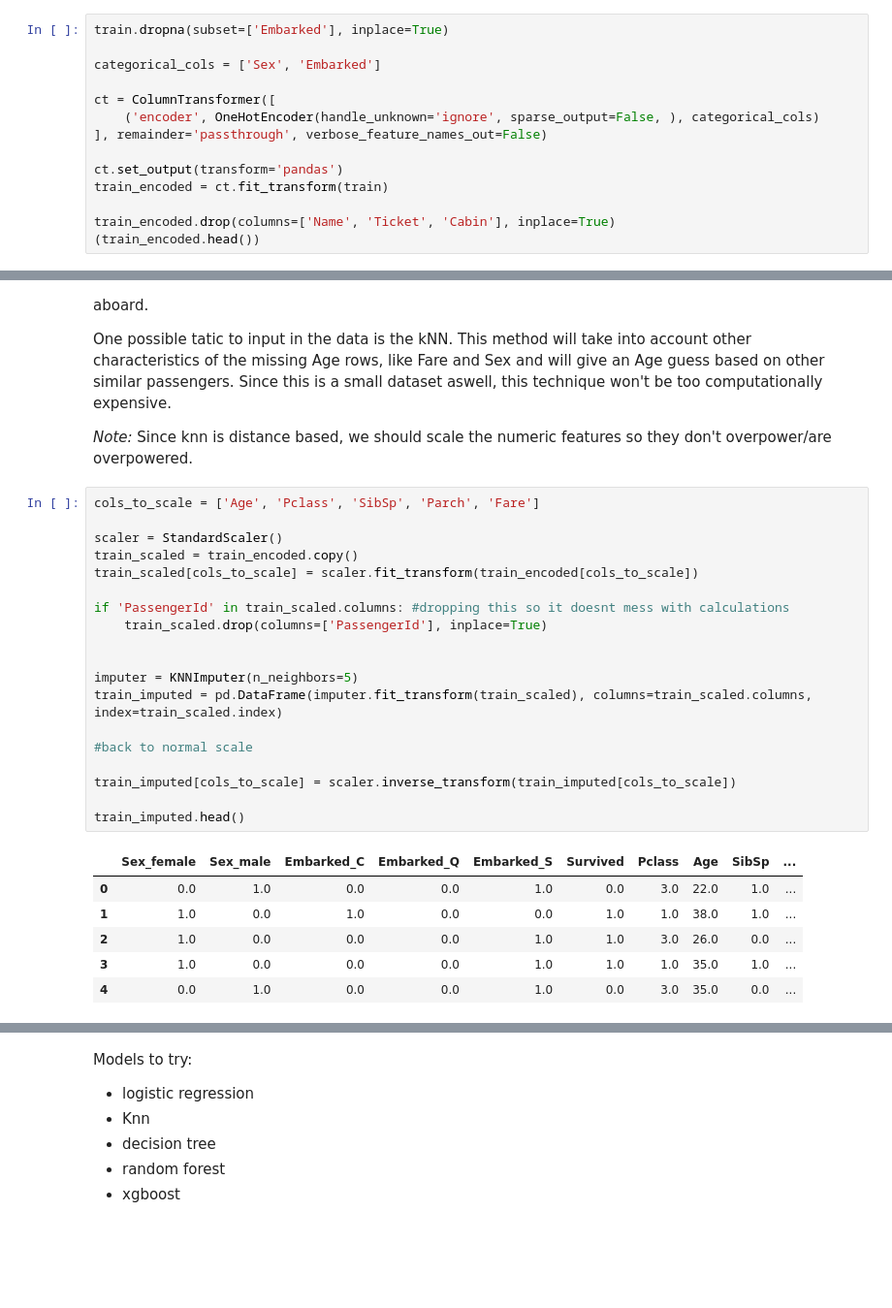
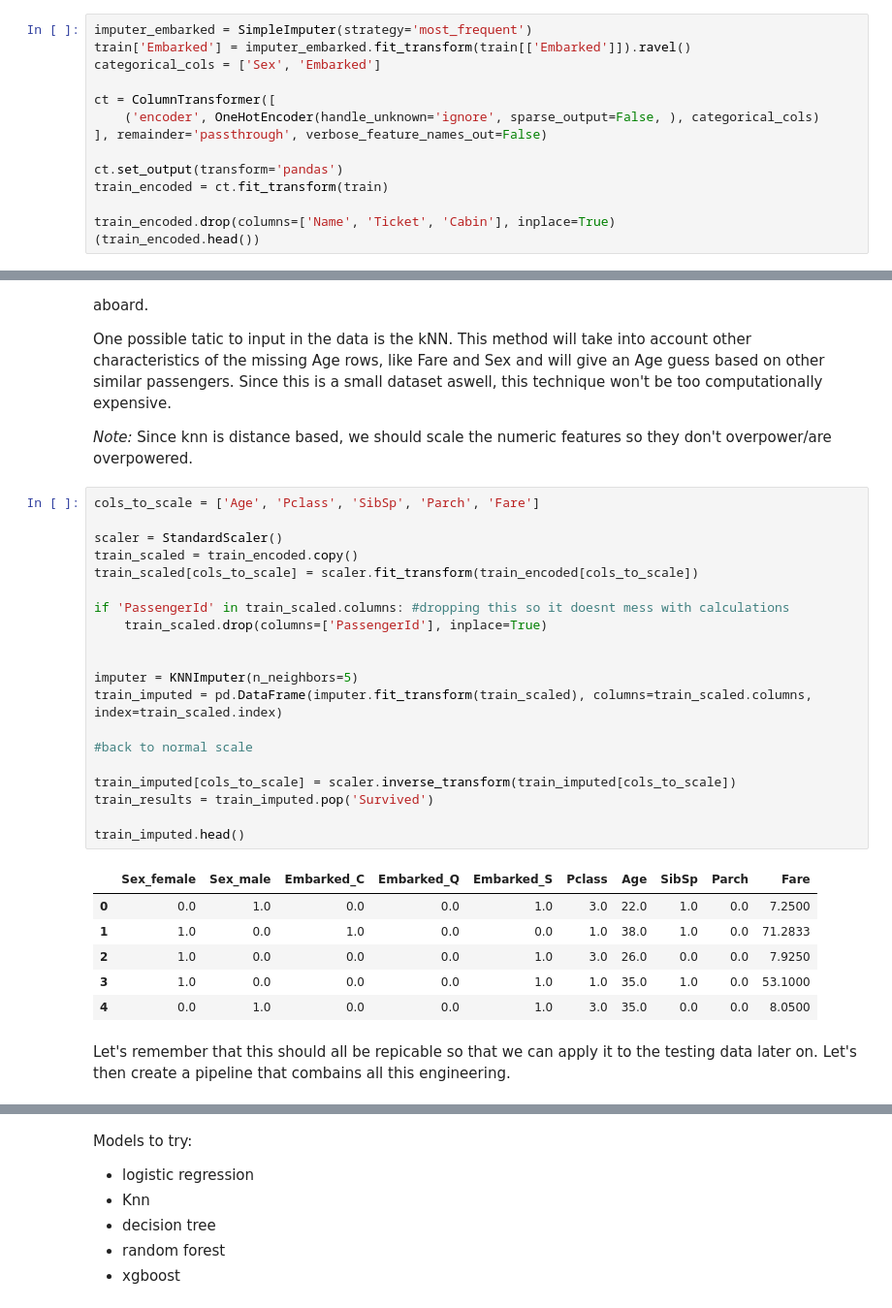
Before and after one commit to maria-barros-dotcom/titanic_prediction, a Jupyter notebook: notebook.ipynb, the cells around one changed output, grey strips where cells are left out. Shown: that part at 97% size. Saved outputs shown, nothing was run; the diff lists cells and outputs as text; blank space fills up the shorter version.

```diff
--- a/notebook.ipynb
+++ b/notebook.ipynb
@@ -257,7 +247,7 @@ We can also drop the nan of embarked, since theyre only 2 rows.
 Now for Sex and Embarked, who have only 2 and 3 possible values, we can encode them without increasing the dimensionality a lot.
 # %%
-train.dropna(subset=['Embarked'], inplace=True)
-
+imputer_embarked = SimpleImputer(strategy='most_frequent')
+train['Embarked'] = imputer_embarked.fit_transform(train[['Embarked']]).ravel()
 categorical_cols = ['Sex', 'Embarked']
 
 ct = ColumnTransformer([
@@ -326,26 +316,29 @@ One possible tatic to input in the data is the kNN. This method will take into a
 # %%
 cols_to_scale = ['Age', 'Pclass', 'SibSp', 'Parch', 'Fare']
 
 scaler = StandardScaler()
 train_scaled = train_encoded.copy()
 train_scaled[cols_to_scale] = scaler.fit_transform(train_encoded[cols_to_scale])
 
 if 'PassengerId' in train_scaled.columns: #dropping this so it doesnt mess with calculations
     train_scaled.drop(columns=['PassengerId'], inplace=True)
 
 
 imputer = KNNImputer(n_neighbors=5)
 train_imputed = pd.DataFrame(imputer.fit_transform(train_scaled), columns=train_scaled.columns, index=train_scaled.index)
 
 #back to normal scale
 
 train_imputed[cols_to_scale] = scaler.inverse_transform(train_imputed[cols_to_scale])
+train_results = train_imputed.pop('Survived')
 
 train_imputed.head()
 # %% [output]
-|  | Sex_female | Sex_male | Embarked_C | Embarked_Q | Embarked_S | Survived | Pclass | Age | SibSp | ... |
-| 0 | 0.0 | 1.0 | 0.0 | 0.0 | 1.0 | 0.0 | 3.0 | 22.0 | 1.0 | ... |
-| 1 | 1.0 | 0.0 | 1.0 | 0.0 | 0.0 | 1.0 | 1.0 | 38.0 | 1.0 | ... |
-| 2 | 1.0 | 0.0 | 0.0 | 0.0 | 1.0 | 1.0 | 3.0 | 26.0 | 0.0 | ... |
-| 3 | 1.0 | 0.0 | 0.0 | 0.0 | 1.0 | 1.0 | 1.0 | 35.0 | 1.0 | ... |
-| 4 | 0.0 | 1.0 | 0.0 | 0.0 | 1.0 | 0.0 | 3.0 | 35.0 | 0.0 | ... |
+|  | Sex_female | Sex_male | Embarked_C | Embarked_Q | Embarked_S | Pclass | Age | SibSp | Parch | Fare |
+| 0 | 0.0 | 1.0 | 0.0 | 0.0 | 1.0 | 3.0 | 22.0 | 1.0 | 0.0 | 7.2500 |
+| 1 | 1.0 | 0.0 | 1.0 | 0.0 | 0.0 | 1.0 | 38.0 | 1.0 | 0.0 | 71.2833 |
+| 2 | 1.0 | 0.0 | 0.0 | 0.0 | 1.0 | 3.0 | 26.0 | 0.0 | 0.0 | 7.9250 |
+| 3 | 1.0 | 0.0 | 0.0 | 0.0 | 1.0 | 1.0 | 35.0 | 1.0 | 0.0 | 53.1000 |
+| 4 | 0.0 | 1.0 | 0.0 | 0.0 | 1.0 | 3.0 | 35.0 | 0.0 | 0.0 | 8.0500 |
+# %% [markdown]
+Let's remember that this should all be repicable so that we can apply it to the testing data later on. Let's then create a pipeline that combains all this engineering.
```
Also changed, not shown: parts of 11 cells of this notebook.
